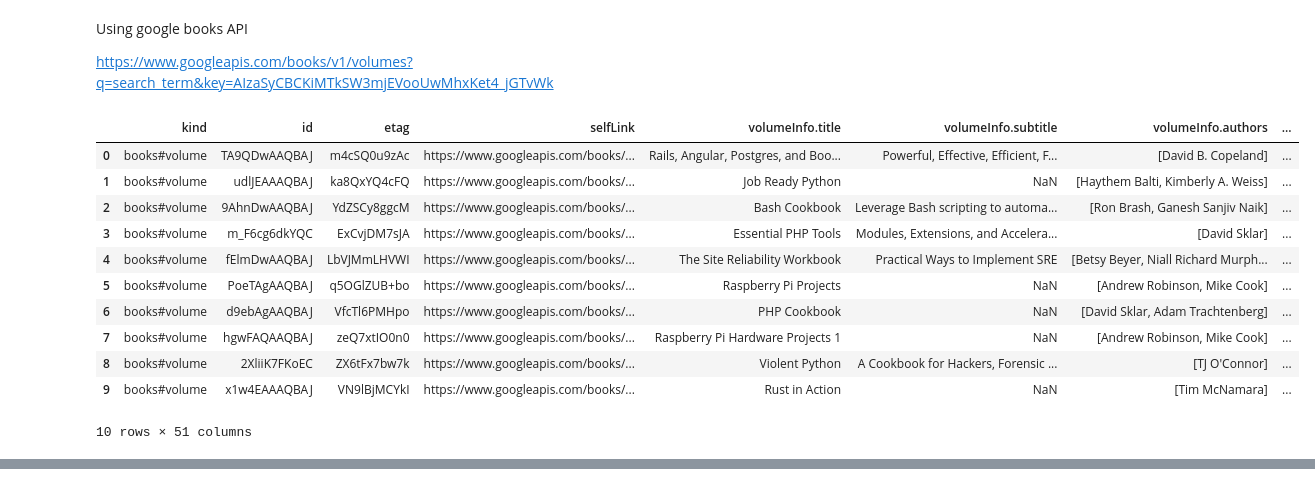
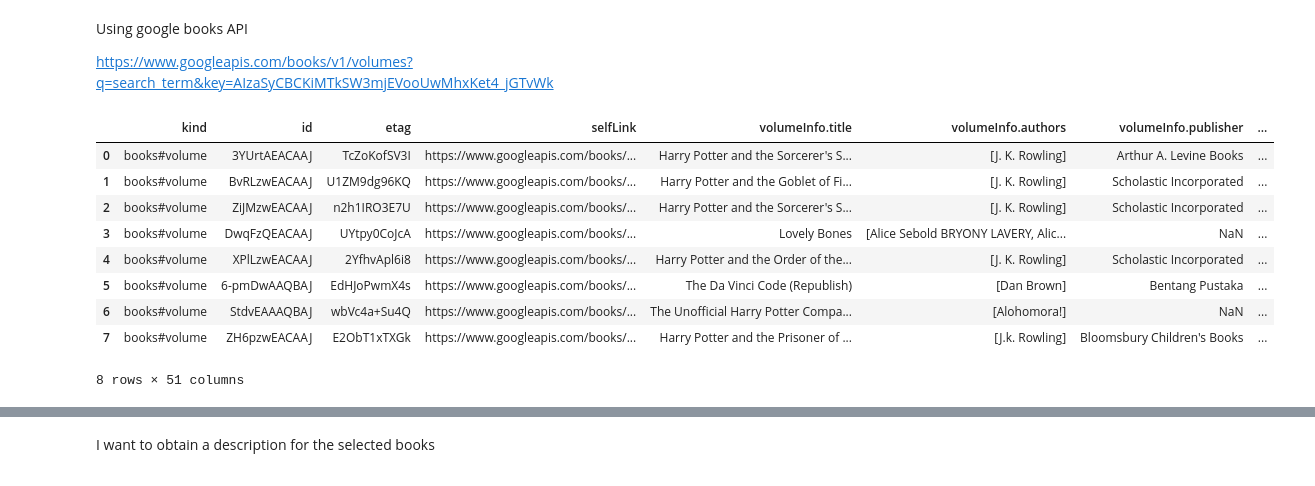
Before and after one commit to CalinZavoi/Book_Store, a Jupyter notebook: Zavoi_Calin_project.ipynb, the cells around one changed output, grey strips where cells are left out. Cells and saved outputs as stored; diff of their text form; code cells hidden in the pictures.

Commit message:
Add authors with their description

```diff
--- a/Zavoi_Calin_project.ipynb
+++ b/Zavoi_Calin_project.ipynb
@@ -357,26 +357,48 @@ https://www.googleapis.com/books/v1/volumes?q=search_term&key=AIzaSyCBCKiMTkSW3m
 # %%
 import requests
 
-url = 'https://www.googleapis.com/books/v1/volumes?q=search_term&key=AIzaSyCBCKiMTkSW3mjEVooUwMhxKet4_jGTvWk'
 
-response = requests.get(url)
+final_books = pd.DataFrame()
 
-if response.status_code == 200:
-    book_json = response.json()
-    api_books = pd.json_normalize(book_json['items'])
-    display(api_books)
-else:
-    print('Error:', response.status_code)
+l_desc = []
+
+# print(l_best_books)
+
+for title in l_best_books:
+
+
+  url = 'https://www.googleapis.com/books/v1/volumes?q={}&key=AIzaSyCBCKiMTkSW3mjEVooUwMhxKet4_jGTvWk'.format(title)
+
+  response = requests.get(url)
+
+  if response.status_code == 200:
+      book_json = response.json()
+      api_books = pd.json_normalize(book_json['items'])
+
+      # api_books = api_books.loc[api_books['volumeInfo.title'].str.lower() == title.lower()]
+
+      api_books = api_books.sort_values(by='volumeInfo.publishedDate', ascending = False)
+
+      api_books = api_books.head(1)
+
+
+      final_books = pd.concat([final_books, api_books], ignore_index=True)
+
+
+  else:
+      print('Error:', response.status_code)
+
+# regex to remove the extra HP book
+
+display(final_books)
 # %% [output]
-|  | kind | id | etag | selfLink | volumeInfo.title | volumeInfo.subtitle | volumeInfo.authors | ... |
-| 0 | books#volume | TA9QDwAAQBAJ | m4cSQ0u9zAc | https://www.googleapis.com/books/... | Rails, Angular, Postgres, and Boo... | Powerful, Effective, Efficient, F... | [David B. Copeland] | ... |
-| 1 | books#volume | udlJEAAAQBAJ | ka8QxYQ4cFQ | https://www.googleapis.com/books/... | Job Ready Python | NaN | [Haythem Balti, Kimberly A. Weiss] | ... |
-| 2 | books#volume | 9AhnDwAAQBAJ | YdZSCy8ggcM | https://www.googleapis.com/books/... | Bash Cookbook | Leverage Bash scripting to automa... | [Ron Brash, Ganesh Sanjiv Naik] | ... |
-| 3 | books#volume | m_F6cg6dkYQC | ExCvjDM7sJA | https://www.googleapis.com/books/... | Essential PHP Tools | Modules, Extensions, and Accelera... | [David Sklar] | ... |
-| 4 | books#volume | fElmDwAAQBAJ | LbVJMmLHVWI | https://www.googleapis.com/books/... | The Site Reliability Workbook | Practical Ways to Implement SRE | [Betsy Beyer, Niall Richard Murph... | ... |
-| 5 | books#volume | PoeTAgAAQBAJ | q5OGlZUB+bo | https://www.googleapis.com/books/... | Raspberry Pi Projects | NaN | [Andrew Robinson, Mike Cook] | ... |
-| 6 | books#volume | d9ebAgAAQBAJ | VfcTl6PMHpo | https://www.googleapis.com/books/... | PHP Cookbook | NaN | [David Sklar, Adam Trachtenberg] | ... |
-| 7 | books#volume | hgwFAQAAQBAJ | zeQ7xtIO0n0 | https://www.googleapis.com/books/... | Raspberry Pi Hardware Projects 1 | NaN | [Andrew Robinson, Mike Cook] | ... |
-| 8 | books#volume | 2XliiK7FKoEC | ZX6tFx7bw7k | https://www.googleapis.com/books/... | Violent Python | A Cookbook for Hackers, Forensic ... | [TJ O'Connor] | ... |
-| 9 | books#volume | x1w4EAAAQBAJ | VN9lBjMCYkI | https://www.googleapis.com/books/... | Rust in Action | NaN | [Tim McNamara] | ... |
+|  | kind | id | etag | selfLink | volumeInfo.title | volumeInfo.authors | volumeInfo.publisher | ... |
+| 0 | books#volume | 3YUrtAEACAAJ | TcZoKofSV3I | https://www.googleapis.com/books/... | Harry Potter and the Sorcerer's S... | [J. K. Rowling] | Arthur A. Levine Books | ... |
+| 1 | books#volume | BvRLzwEACAAJ | U1ZM9dg96KQ | https://www.googleapis.com/books/... | Harry Potter and the Goblet of Fi... | [J. K. Rowling] | Scholastic Incorporated | ... |
+| 2 | books#volume | ZiJMzwEACAAJ | n2h1IRO3E7U | https://www.googleapis.com/books/... | Harry Potter and the Sorcerer's S... | [J. K. Rowling] | Scholastic Incorporated | ... |
+| 3 | books#volume | DwqFzQEACAAJ | UYtpy0CoJcA | https://www.googleapis.com/books/... | Lovely Bones | [Alice Sebold BRYONY LAVERY, Alic... | NaN | ... |
+| 4 | books#volume | XPlLzwEACAAJ | 2YfhvApl6i8 | https://www.googleapis.com/books/... | Harry Potter and the Order of the... | [J. K. Rowling] | Scholastic Incorporated | ... |
+| 5 | books#volume | 6-pmDwAAQBAJ | EdHJoPwmX4s | https://www.googleapis.com/books/... | The Da Vinci Code (Republish) | [Dan Brown] | Bentang Pustaka | ... |
+| 6 | books#volume | StdvEAAAQBAJ | wbVc4a+Su4Q | https://www.googleapis.com/books/... | The Unofficial Harry Potter Compa... | [Alohomora!] | NaN | ... |
+| 7 | books#volume | ZH6pzwEACAAJ | E2ObT1xTXGk | https://www.googleapis.com/books/... | Harry Potter and the Prisoner of ... | [J.k. Rowling] | Bloomsbury Children's Books | ... |
-10 rows × 51 columns
+8 rows × 51 columns
@@ -382,0 +406,2 @@ else:
+# %% [markdown]
+I want to obtain a description for the selected books
```
Also changed, not shown: parts of 3 cells of this notebook.
